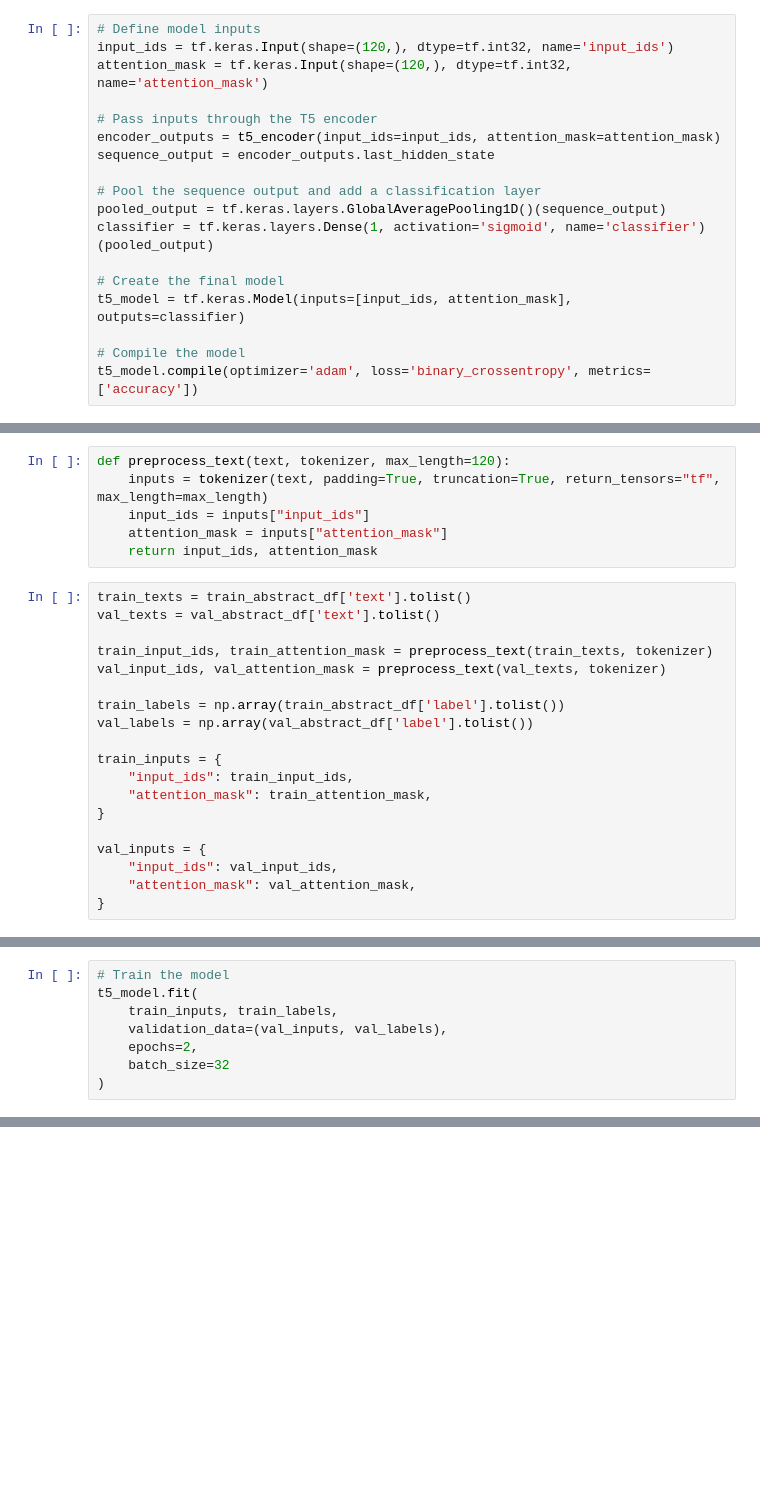
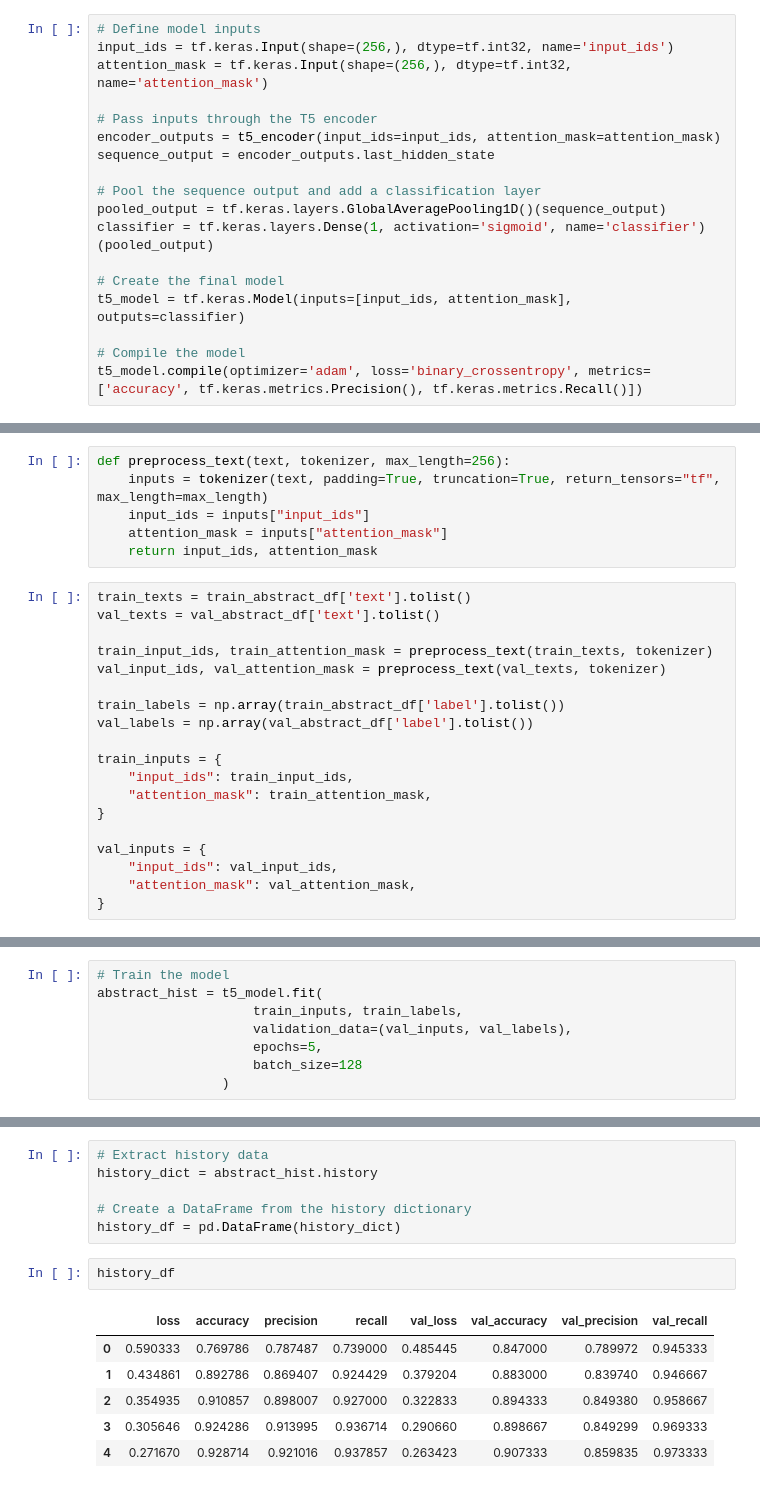
Before and after one commit to IhlasulMufti/Skripsi-Machine-vs-Human-Teks, a Jupyter notebook: T5.ipynb, the cells around one changed output, grey strips where cells are left out. Drawn from its saved outputs; the diff is of its cells as text; blank space fills up the shorter version.

```diff
--- a/T5.ipynb
+++ b/T5.ipynb
@@ -246,8 +203,8 @@ for layer in t5_encoder.layers:
     layer.trainable = False
 # %%
 # Define model inputs
-input_ids = tf.keras.Input(shape=(120,), dtype=tf.int32, name='input_ids')
-attention_mask = tf.keras.Input(shape=(120,), dtype=tf.int32, name='attention_mask')
+input_ids = tf.keras.Input(shape=(256,), dtype=tf.int32, name='input_ids')
+attention_mask = tf.keras.Input(shape=(256,), dtype=tf.int32, name='attention_mask')
 
 # Pass inputs through the T5 encoder
 encoder_outputs = t5_encoder(input_ids=input_ids, attention_mask=attention_mask)
@@ -261,4 +218,4 @@ classifier = tf.keras.layers.Dense(1, activation='sigmoid', name='classifier')(p
 t5_model = tf.keras.Model(inputs=[input_ids, attention_mask], outputs=classifier)
 
 # Compile the model
-t5_model.compile(optimizer='adam', loss='binary_crossentropy', metrics=['accuracy'])
+t5_model.compile(optimizer='adam', loss='binary_crossentropy', metrics=['accuracy', tf.keras.metrics.Precision(), tf.keras.metrics.Recall()])
@@ -283,7 +242,7 @@ Trainable params: 769 (3.00 KB)
 Non-trainable params: 109628544 (418.20 MB)
 __________________________________________________________________________________________________
 # %%
-def preprocess_text(text, tokenizer, max_length=120):
+def preprocess_text(text, tokenizer, max_length=256):
     inputs = tokenizer(text, padding=True, truncation=True, return_tensors="tf", max_length=max_length)
     input_ids = inputs["input_ids"]
     attention_mask = inputs["attention_mask"]
@@ -329,9 +288,9 @@ train_inputs
 # %%
 # Train the model
-t5_model.fit(
-    train_inputs, train_labels,
-    validation_data=(val_inputs, val_labels),
-    epochs=2,
-    batch_size=32
-)
+abstract_hist = t5_model.fit(
+                    train_inputs, train_labels,
+                    validation_data=(val_inputs, val_labels),
+                    epochs=5,
+                    batch_size=128
+                )
 # %% [output]
@@ -346,0 +311,15 @@ Epoch 2/2
+# %%
+# Extract history data
+history_dict = abstract_hist.history
+
+# Create a DataFrame from the history dictionary
+history_df = pd.DataFrame(history_dict)
+# %%
+history_df
+# %% [output]
+|  | loss | accuracy | precision | recall | val_loss | val_accuracy | val_precision | val_recall |
+| 0 | 0.590333 | 0.769786 | 0.787487 | 0.739000 | 0.485445 | 0.847000 | 0.789972 | 0.945333 |
+| 1 | 0.434861 | 0.892786 | 0.869407 | 0.924429 | 0.379204 | 0.883000 | 0.839740 | 0.946667 |
+| 2 | 0.354935 | 0.910857 | 0.898007 | 0.927000 | 0.322833 | 0.894333 | 0.849380 | 0.958667 |
+| 3 | 0.305646 | 0.924286 | 0.913995 | 0.936714 | 0.290660 | 0.898667 | 0.849299 | 0.969333 |
+| 4 | 0.271670 | 0.928714 | 0.921016 | 0.937857 | 0.263423 | 0.907333 | 0.859835 | 0.973333 |
```
Also changed, not shown: parts of 21 cells of this notebook, 1 other file.
